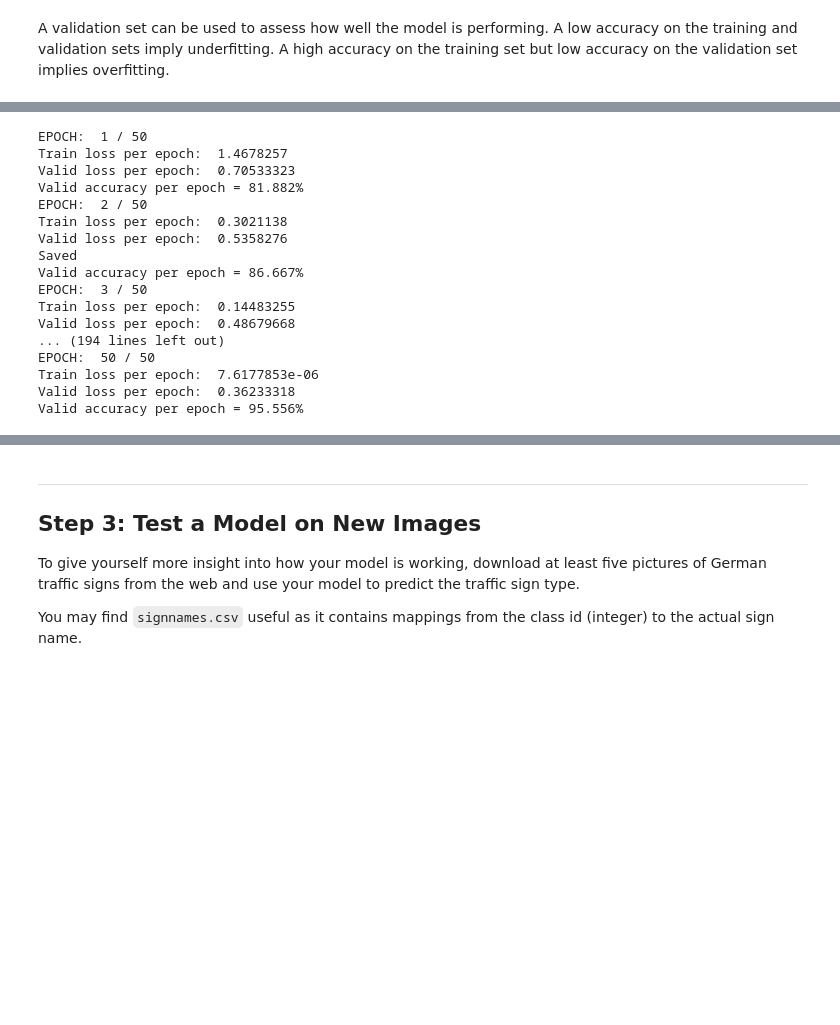
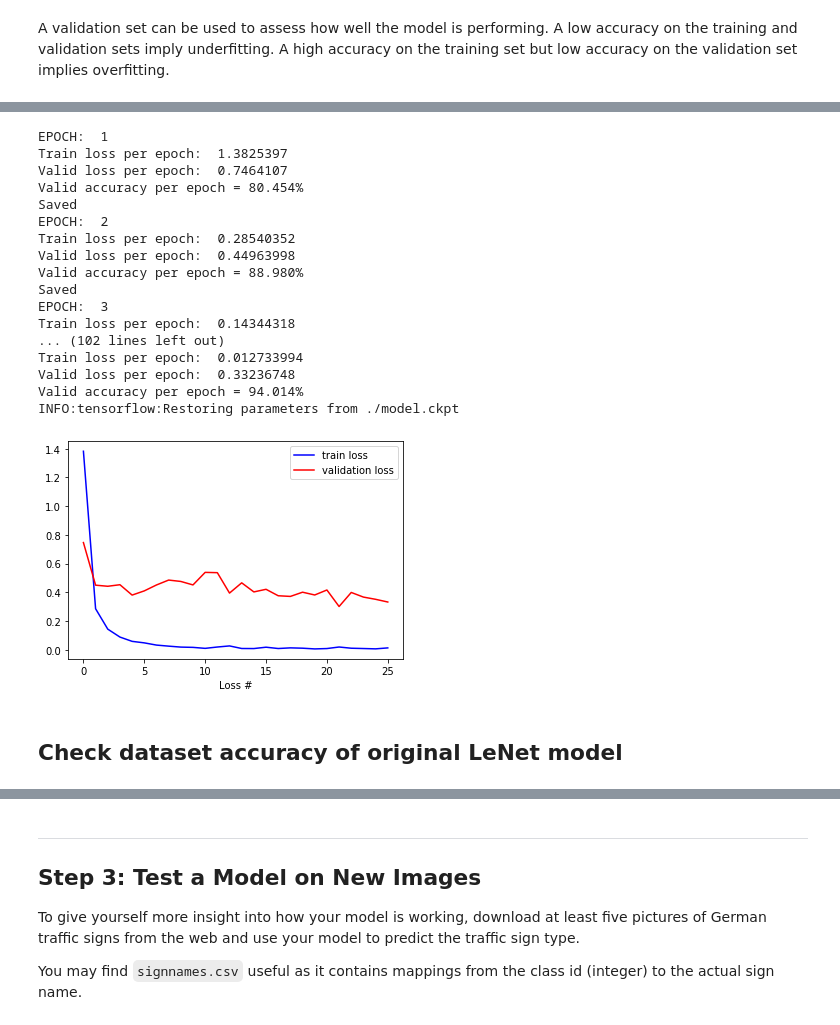
Before and after one commit to mishmetall/udacity_self_driving_car, a Jupyter notebook: Project_3/Traffic_Sign_Classifier.ipynb, the cells around one changed output, grey strips where cells are left out. Cells and saved outputs as stored; diff of their text form; code cells hidden in the pictures; blank space fills up the shorter version.

```diff
--- a/Project_3/Traffic_Sign_Classifier.ipynb
+++ b/Project_3/Traffic_Sign_Classifier.ipynb
@@ -226,12 +226,18 @@ class LeNet():
         with tf.variable_scope('Block_1'):
             if self.is_original:
                 self.conv_1 = self.convolution2D(1, self.input, 32, 5, 1, 'VALID')
+
+                print("Conv Block 1: ", self.conv_1.get_shape(), " Weights: ", self.trainable_variable())
+
+                maxp_1c= tf.nn.max_pool(self.conv_1, ksize=[1,2,2,1], strides=[1,2,2,1], padding='VALID')
             else:
                 self.conv_1 = self.convolution2D(1, self.input, 32, 3, 1, 'VALID')
+                self.conv_1_2 = self.convolution2D(1, self.conv_1, 32, 3, 1, 'VALID')
 
-            print("Conv Block 1: ", self.conv_1.get_shape(), " Weights: ", self.trainable_variable())
+                print("Conv Block 1: ", self.conv_1_2.get_shape(), " Weights: ", self.trainable_variable())
 
-            maxp_1c= tf.nn.max_pool(self.conv_1, ksize=[1,2,2,1], strides=[1,2,2,1], padding='VALID')
+                maxp_1c= tf.nn.max_pool(self.conv_1_2, ksize=[1,2,2,1], strides=[1,2,2,1], padding='VALID')
+
             print("MaxPulling 1: ", maxp_1c.get_shape(), " Weights: ", self.trainable_variable())
 
             if not self.is_original:
@@ -389,10 +420,15 @@ Fully Block 3:  (None, 43)  Weights:  920812
 epoch_train_losses = []
 valid_losses = []
 
+max_no_improv = 5 # max epochs without validation accuracy loss
+no_improv = 0
+best_valid_acc = 0
+
 #### MAIN  LOOP
-for e in range(EPOCH):
+e = 0
+while True:
 
-    print("EPOCH: ", e+1, "/", EPOCH)
+    print("EPOCH: ", e+1)
 
     ds_train.shuffle()
     losses = []
@@ -411,7 +447,6 @@ for e in range(EPOCH):
     ################# Validation part  ####################
     losses = []
     tp = 0
-    ds_valid.shuffle()
     for i in range(0,len(ds_valid) // BATCH_SIZE):
 
         x_batch, y_batch = ds_valid.get_batch(i * BATCH_SIZE, (i+1)*BATCH_SIZE - 1)
@@ -423,27 +458,46 @@ for e in range(EPOCH):
 
     valid_losses.append(np.mean(np.asarray(losses)))
     print("Valid loss per epoch: ", valid_losses[-1])
-    if ( len(valid_losses) > 1 and valid_losses[-1] <= min(valid_losses) ):
-        saver.save(sess, PATH2WEIGHTS)
-        print("Saved")
 
     validation_accuracy = tp / len(ds_valid)
     print("Valid accuracy per epoch = {:.3f}%".format(validation_accuracy * 100))
+
+    if best_valid_acc < validation_accuracy:
+        best_valid_acc = validation_accuracy
+        no_improv = 0
+
+        saver.save(sess, PATH2WEIGHTS)
+        print("Saved")
+    else:
+        no_improv += 1
+        if no_improv > max_no_improv:
+            break
+
+    e += 1 # increase epoch counter
+
+# load best model:
+saver.restore(sess, PATH2WEIGHTS)
 # %% [output]
-EPOCH:  1 / 50
-Train loss per epoch:  1.4678257
-Valid loss per epoch:  0.70533323
-Valid accuracy per epoch = 81.882%
-EPOCH:  2 / 50
-Train loss per epoch:  0.3021138
-Valid loss per epoch:  0.5358276
+EPOCH:  1
+Train loss per epoch:  1.3825397
+Valid loss per epoch:  0.7464107
+Valid accuracy per epoch = 80.454%
 Saved
-Valid accuracy per epoch = 86.667%
-EPOCH:  3 / 50
-Train loss per epoch:  0.14483255
-Valid loss per epoch:  0.48679668
-... (194 lines left out)
-EPOCH:  50 / 50
-Train loss per epoch:  7.6177853e-06
-Valid loss per epoch:  0.36233318
-Valid accuracy per epoch = 95.556%
+EPOCH:  2
+Train loss per epoch:  0.28540352
+Valid loss per epoch:  0.44963998
+Valid accuracy per epoch = 88.980%
+Saved
+EPOCH:  3
+Train loss per epoch:  0.14344318
+... (102 lines left out)
+Train loss per epoch:  0.012733994
+Valid loss per epoch:  0.33236748
+Valid accuracy per epoch = 94.014%
+INFO:tensorflow:Restoring parameters from ./model.ckpt
+# %%
+plot_losses(epoch_train_losses, valid_losses)
+# %% [output]
+[figure, added]
+# %% [markdown]
+## Check dataset accuracy of original LeNet model
```
Also changed, not shown: parts of 23 cells of this notebook, 13 other files.
